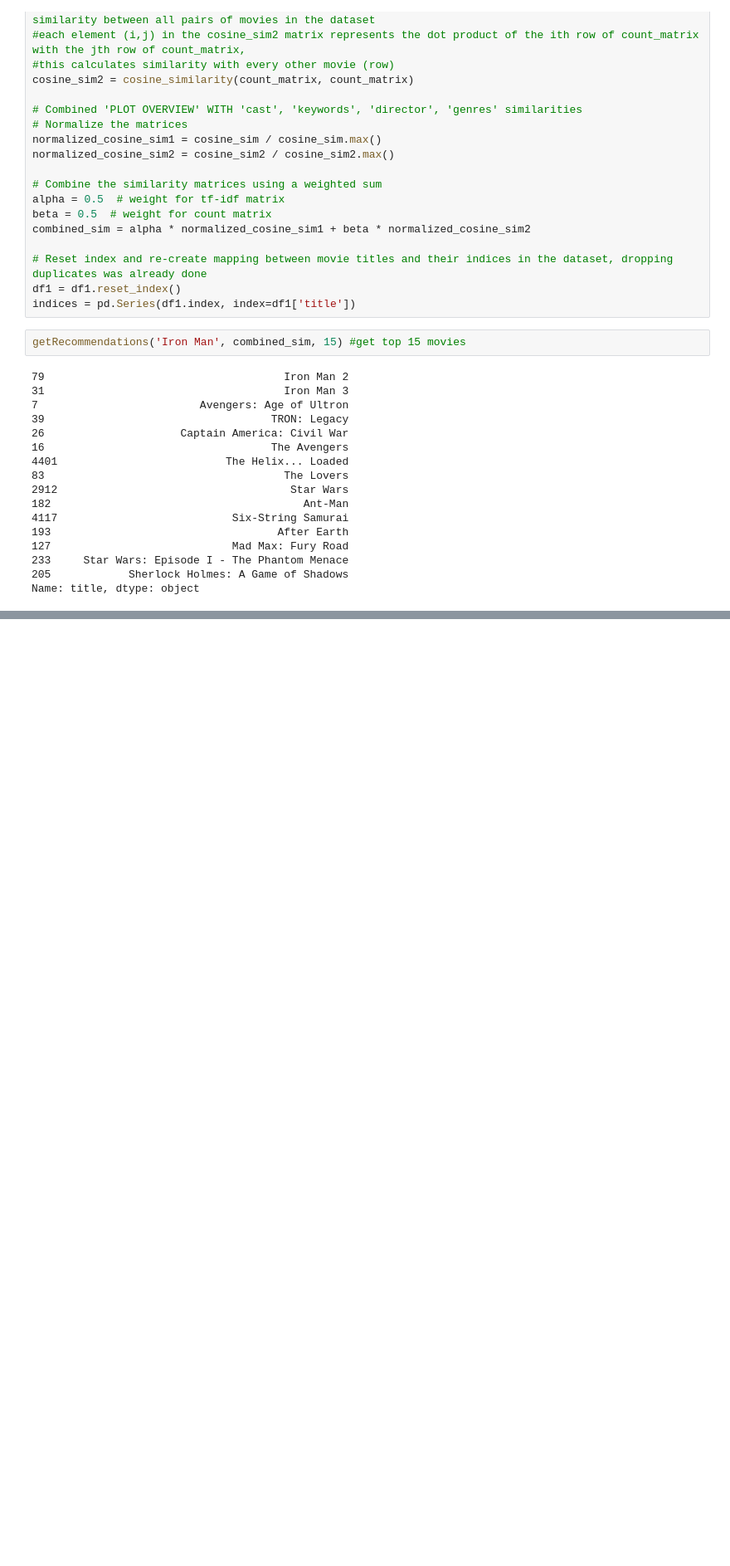
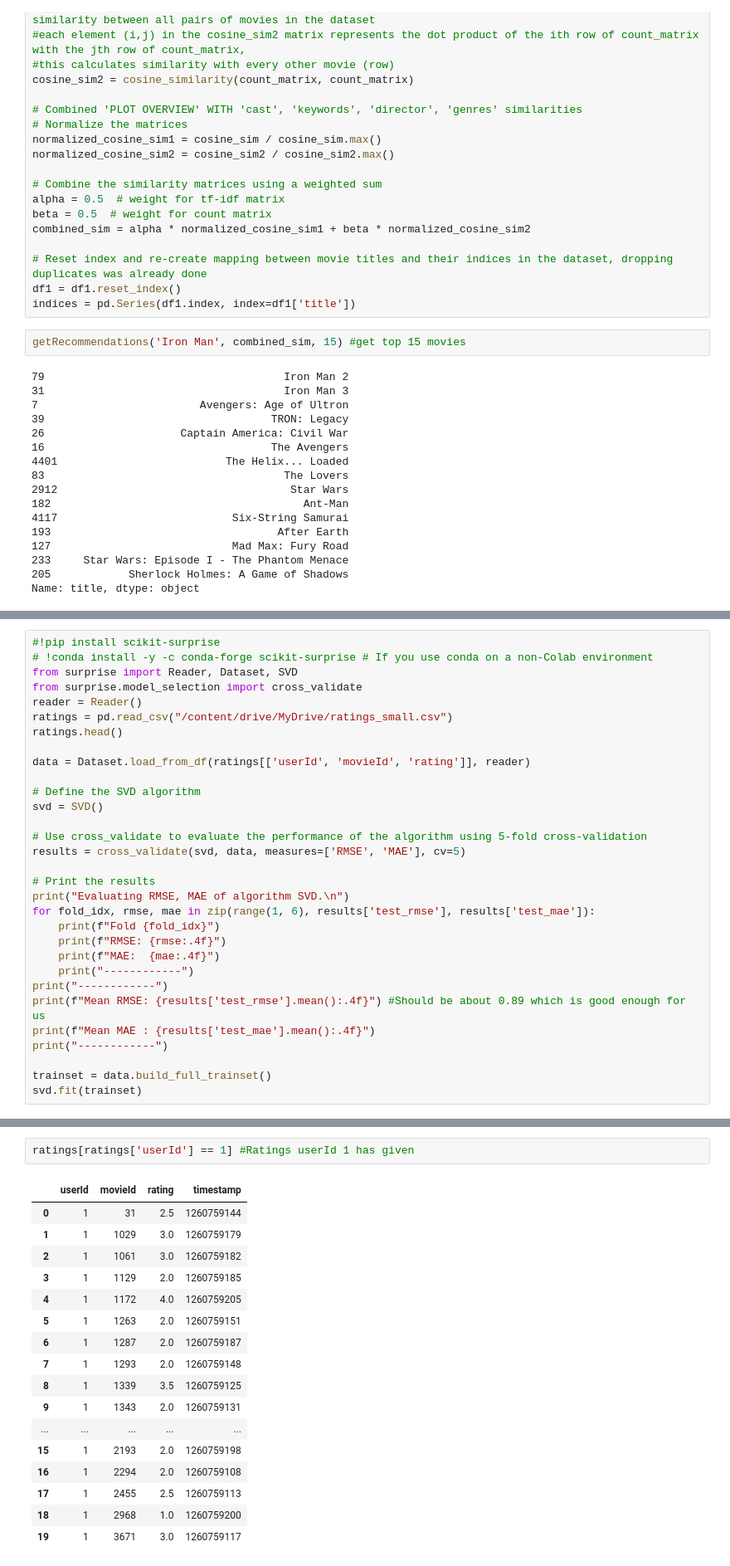
Before and after one commit to matthias-ong/MovieCompanion, a Jupyter notebook: movie_recommender.ipynb, the cells around one changed output, grey strips where cells are left out. Shown: that part at 83% size. Saved outputs shown, nothing was run; the diff lists cells and outputs as text; blank space fills up the shorter version.

```diff
--- a/movie_recommender.ipynb
+++ b/movie_recommender.ipynb
@@ -272,0 +289,31 @@ Name: title, dtype: object
+# %%
+#!pip install scikit-surprise
+# !conda install -y -c conda-forge scikit-surprise # If you use conda on a non-Colab environment
+from surprise import Reader, Dataset, SVD
+from surprise.model_selection import cross_validate
+reader = Reader()
+ratings = pd.read_csv("/content/drive/MyDrive/ratings_small.csv")
+ratings.head()
+
+data = Dataset.load_from_df(ratings[['userId', 'movieId', 'rating']], reader)
+
+# Define the SVD algorithm
+svd = SVD()
+
+# Use cross_validate to evaluate the performance of the algorithm using 5-fold cross-validation
+results = cross_validate(svd, data, measures=['RMSE', 'MAE'], cv=5)
+
+# Print the results
+print("Evaluating RMSE, MAE of algorithm SVD.\n")
+for fold_idx, rmse, mae in zip(range(1, 6), results['test_rmse'], results['test_mae']):
+    print(f"Fold {fold_idx}")
+    print(f"RMSE: {rmse:.4f}")
+    print(f"MAE:  {mae:.4f}")
+    print("------------")
+print("------------")
+print(f"Mean RMSE: {results['test_rmse'].mean():.4f}") #Should be about 0.89 which is good enough for us
+print(f"Mean MAE : {results['test_mae'].mean():.4f}")
+print("------------")
+
+trainset = data.build_full_trainset()
+svd.fit(trainset)
@@ -272,0 +339,20 @@ Name: title, dtype: object
+# %%
+ratings[ratings['userId'] == 1] #Ratings userId 1 has given
+# %% [output]
+|  | userId | movieId | rating | timestamp |
+| 0 | 1 | 31 | 2.5 | 1260759144 |
+| 1 | 1 | 1029 | 3.0 | 1260759179 |
+| 2 | 1 | 1061 | 3.0 | 1260759182 |
+| 3 | 1 | 1129 | 2.0 | 1260759185 |
+| 4 | 1 | 1172 | 4.0 | 1260759205 |
+| 5 | 1 | 1263 | 2.0 | 1260759151 |
+| 6 | 1 | 1287 | 2.0 | 1260759187 |
+| 7 | 1 | 1293 | 2.0 | 1260759148 |
+| 8 | 1 | 1339 | 3.5 | 1260759125 |
+| 9 | 1 | 1343 | 2.0 | 1260759131 |
+| ... | ... | ... | ... | ... |
+| 15 | 1 | 2193 | 2.0 | 1260759198 |
+| 16 | 1 | 2294 | 2.0 | 1260759108 |
+| 17 | 1 | 2455 | 2.5 | 1260759113 |
+| 18 | 1 | 2968 | 1.0 | 1260759200 |
+| 19 | 1 | 3671 | 3.0 | 1260759117 |
```
Also changed, not shown: parts of 10 cells of this notebook.
